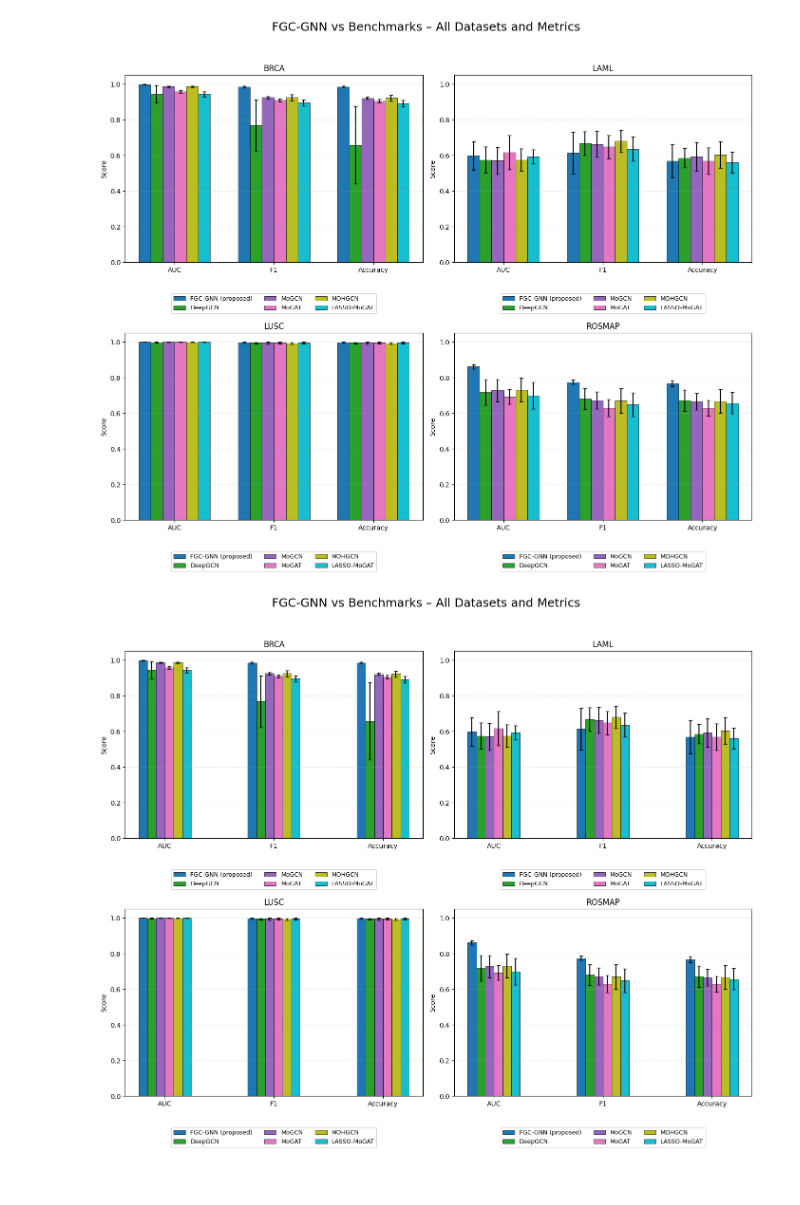
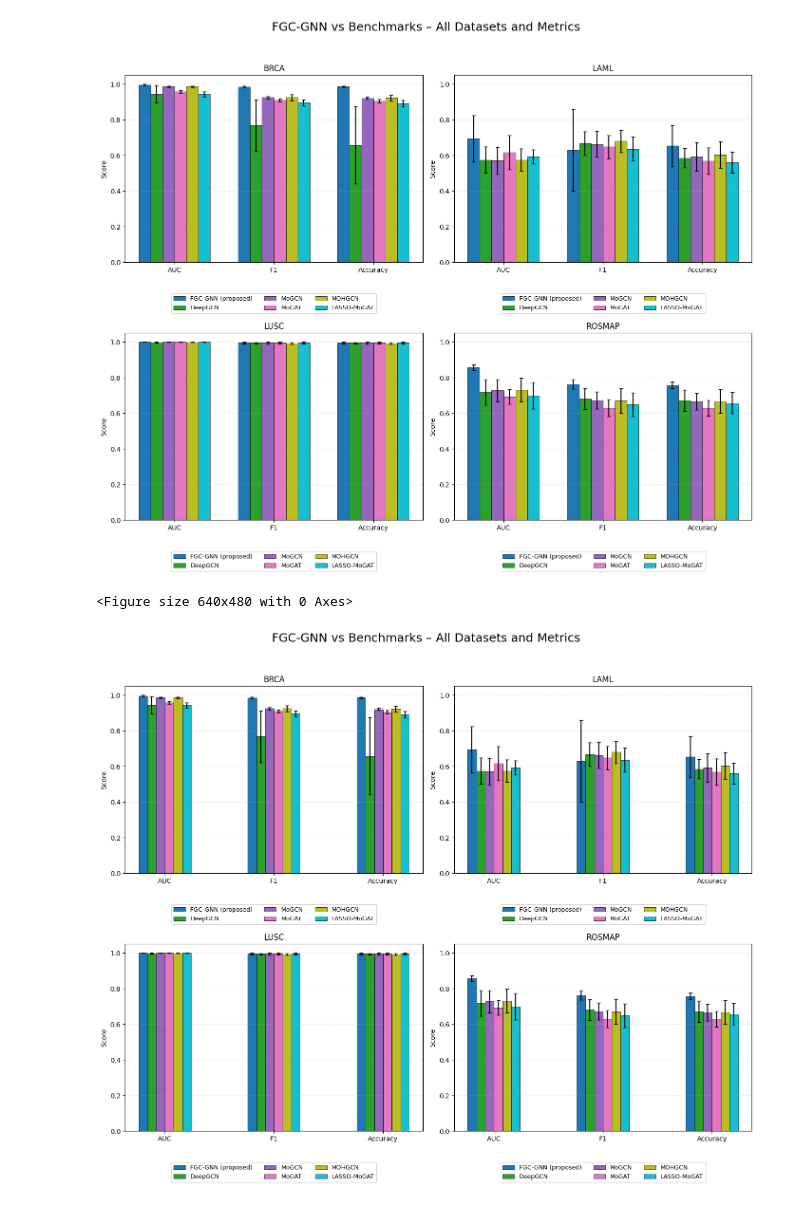
Before and after one commit to AnushreeB96/FGC_GNN-Fuzzy-Graph-Covering-based-Graph-Neural-Networks-, a Jupyter notebook: FGC-GNN/PLOTS/plots.ipynb, the cells around one changed output. Drawn from its saved outputs; the diff is of its cells as text; code cells hidden in the pictures.

```diff
--- a/FGC-GNN/PLOTS/plots.ipynb
+++ b/FGC-GNN/PLOTS/plots.ipynb
@@ -515,10 +536,26 @@ import matplotlib.pyplot as plt
 # Data: Proposed FGC-GNN (mean, std) – already in 0-1
 # ------------------------------
 proposed = {
-    'BRCA':   {'AUC': (0.9965, 0.0026), 'F1': (0.9847, 0.0048), 'Accuracy': (0.9849, 0.0047)},
-    'LAML':   {'AUC': (0.5984, 0.0800), 'F1': (0.6132, 0.1178), 'Accuracy': (0.5679, 0.0929)},
-    'LUSC':   {'AUC': (1.0000, 0.0000), 'F1': (0.9965, 0.0042), 'Accuracy': (0.9965, 0.0041)},
-    'ROSMAP': {'AUC': (0.8602, 0.0132), 'F1': (0.7747, 0.0131), 'Accuracy': (0.7667, 0.0169)}
+    'BRCA': {
+        'AUC': (0.9959, 0.0031),
+        'F1':  (0.9850, 0.0039),
+        'Accuracy': (0.9865, 0.0039)
+    },
+    'LAML': {
+        'AUC': (0.6931, 0.1309),
+        'F1':  (0.6295, 0.2294),
+        'Accuracy': (0.6529, 0.1158)
+    },
+    'LUSC': {
+        'AUC': (1.0000, 0.0000),
+        'F1':  (0.9944, 0.0061),
+        'Accuracy': (0.9945, 0.0060)
+    },
+    'ROSMAP': {
+        'AUC': (0.8564, 0.0160),
+        'F1':  (0.7629, 0.0256),
+        'Accuracy': (0.7571, 0.0192)
+    }
 }
 
 # Benchmarks (mean, std) – given in %, converted to 0-1 inside the loop
@@ -590,34 +627,45 @@ colors = plt.cm.tab10(np.linspace(0, 1, len(model_order)))
 model_color = {model: colors[i] for i, model in enumerate(model_order)}
 
 # Width of each bar group
 bar_width = 0.12  # total width per metric group = 6 * bar_width ~0.72, leaving space between metrics
 
 for idx, ds in enumerate(datasets):
     ax = axes[idx // 2, idx % 2]
     # Positions for metrics: x = 0 (AUC), 1 (F1), 2 (Accuracy)
     x_metrics = np.arange(len(metrics))
 
     # For each model, draw bars at x_metric + offset
     for i, model in enumerate(model_order):
         means = [data[ds][metric][model][0] for metric in metrics]
         stds  = [data[ds][metric][model][1] for metric in metrics]
         offset = (i - len(model_order)/2 + 0.5) * bar_width
         ax.bar(x_metrics + offset, means, width=bar_width, yerr=stds,
                capsize=3, label=model, color=model_color[model], edgecolor='black', linewidth=0.5)
 
     ax.set_xticks(x_metrics)
     ax.set_xticklabels(metrics)
     ax.set_ylabel('Score')
     ax.set_title(ds)
     ax.set_ylim(0, 1.05)
     ax.grid(axis='y', linestyle='--', alpha=0.3)
     ax.legend(loc='upper center', bbox_to_anchor=(0.5, -0.15), ncol=3, fontsize=9)
 
 plt.tight_layout(rect=[0, 0, 1, 0.95])  # Make room for suptitle
 plt.savefig('single_bar_chart_all_datasets_metrics.png', dpi=300, bbox_inches='tight')
 plt.show()
+plt.subplots_adjust(top=0.93)
+import os
+
+os.makedirs("final_submission", exist_ok=True)
+
+plt.savefig(
+os.path.join("final_submission", f"bar_{metric}_comparison.png"),
+dpi=300,
+bbox_inches='tight')
+plt.show()
 # %% [output]
-[figure, old version]
+[figure, new version]
+<Figure size 640x480 with 0 Axes>
 # %%
 import numpy as np
 import matplotlib.pyplot as plt
@@ -626,10 +674,26 @@ import matplotlib.pyplot as plt
 # Data: Proposed FGC-GNN (mean, std) – already in 0-1
 # ------------------------------
 proposed = {
-    'BRCA':   {'AUC': (0.9965, 0.0026), 'F1': (0.9847, 0.0048), 'Accuracy': (0.9849, 0.0047)},
-    'LAML':   {'AUC': (0.5984, 0.0800), 'F1': (0.6132, 0.1178), 'Accuracy': (0.5679, 0.0929)},
-    'LUSC':   {'AUC': (1.0000, 0.0000), 'F1': (0.9965, 0.0042), 'Accuracy': (0.9965, 0.0041)},
-    'ROSMAP': {'AUC': (0.8602, 0.0132), 'F1': (0.7747, 0.0131), 'Accuracy': (0.7667, 0.0169)}
+    'BRCA': {
+        'AUC': (0.9959, 0.0031),
+        'F1':  (0.9850, 0.0039),
+        'Accuracy': (0.9865, 0.0039)
+    },
+    'LAML': {
+        'AUC': (0.6931, 0.1309),
+        'F1':  (0.6295, 0.2294),
+        'Accuracy': (0.6529, 0.1158)
+    },
+    'LUSC': {
+        'AUC': (1.0000, 0.0000),
+        'F1':  (0.9944, 0.0061),
+        'Accuracy': (0.9945, 0.0060)
+    },
+    'ROSMAP': {
+        'AUC': (0.8564, 0.0160),
+        'F1':  (0.7629, 0.0256),
+        'Accuracy': (0.7571, 0.0192)
+    }
 }
 
 # Benchmarks (mean, std) – given in %, converted to 0-1 inside the loop
@@ -717,8 +781,18 @@ for idx, ds in enumerate(datasets):
     ax.grid(axis='y', linestyle='--', alpha=0.3)
     ax.legend(loc='upper center', bbox_to_anchor=(0.5, -0.15), ncol=3, fontsize=9)
 
+import os
+
+os.makedirs("final_submission", exist_ok=True)
+
 plt.tight_layout(rect=[0, 0, 1, 0.95])
-plt.savefig('single_bar_chart_reduced_width.png', dpi=300, bbox_inches='tight')
+
+plt.savefig(
+    os.path.join("final_submission", "single_bar_chart_reduced_width.png"),
+    dpi=300,
+    bbox_inches='tight'
+)
+
 plt.show()
 # %% [output]
-[figure, old version]
+[figure, new version]
```
Also changed, not shown: parts of 3 cells of this notebook, 27 other files.
